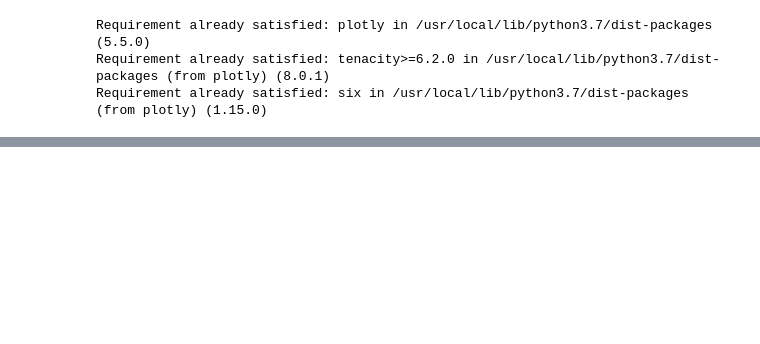
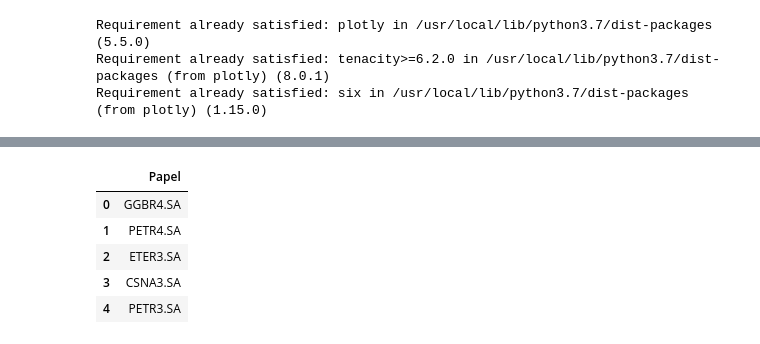
Before and after one commit to andrejuniorba/Analises_estudos, a Jupyter notebook: Análise_de_boas_ações_pagadoras_de_dividendos.ipynb, the cells around one changed output, grey strips where cells are left out. Cells and saved outputs as stored; diff of their text form; code cells hidden in the pictures; blank space fills up the shorter version.

```diff
--- a/Análise_de_boas_ações_pagadoras_de_dividendos.ipynb
+++ b/Análise_de_boas_ações_pagadoras_de_dividendos.ipynb
@@ -302,3 +299,14 @@ pd.options.plotting.backend = 'plotly'
 df_preco_vp2.plot(x = 'Papel',y ='Div.Yield', kind = 'hist', title = 'AÇÃO x DIVIDENDOS x PATRIMÔNIO LÍQUIDO', color = 'Patrim. Líq')
 # %% [output]
 [interactive output not drawn]
+# %%
+df_acaoSA = pd.DataFrame(df_preco_vp2,columns=['Papel'])
+df_acaoSA['Papel'] = df_acaoSA['Papel'] + ".SA "
+df_acaoSA.head()
+# %% [output]
+|  | Papel |
+| 0 | GGBR4.SA |
+| 1 | PETR4.SA |
+| 2 | ETER3.SA |
+| 3 | CSNA3.SA |
+| 4 | PETR3.SA |
```
Also changed, not shown: parts of 1 cell of this notebook.
